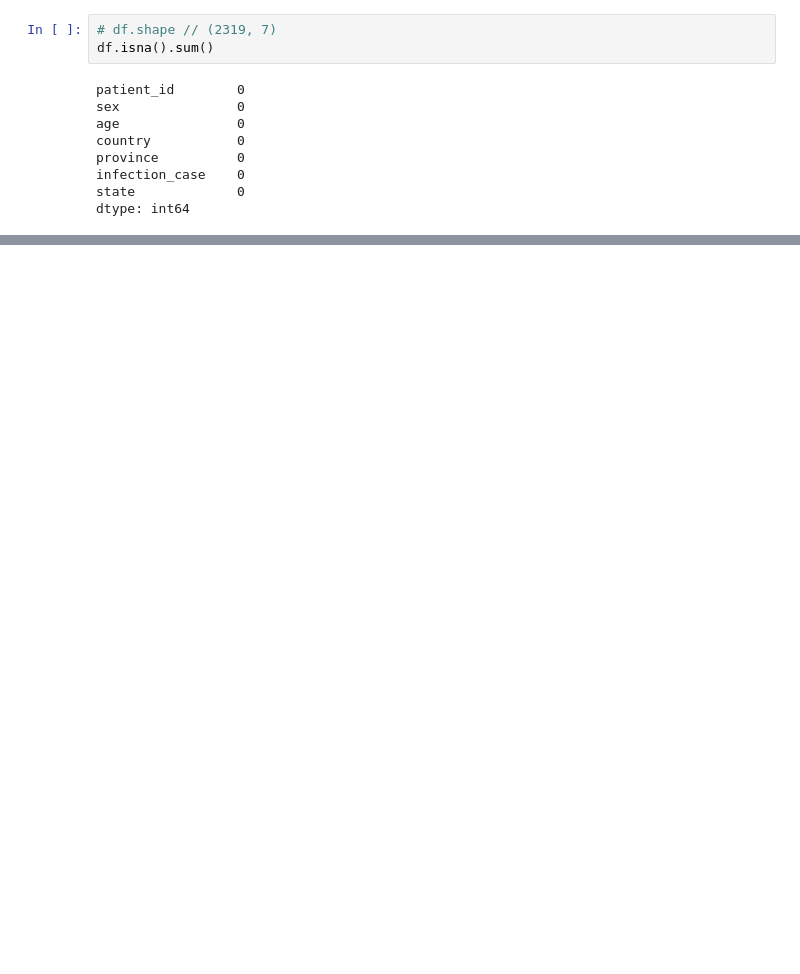
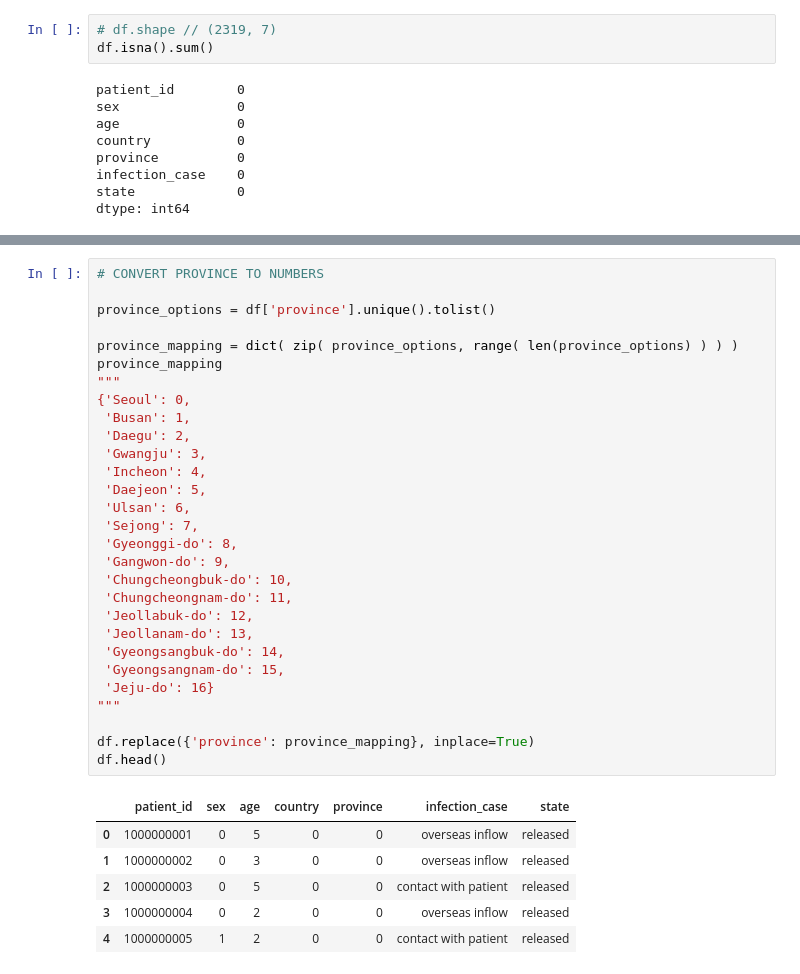
Before and after one commit to eunicode/ml-ds-covid, a Jupyter notebook: covid-19-fatality-prediction.ipynb, the cells around one changed output, grey strips where cells are left out. Drawn from its saved outputs; the diff is of its cells as text; blank space fills up the shorter version.

```diff
--- a/covid-19-fatality-prediction.ipynb
+++ b/covid-19-fatality-prediction.ipynb
@@ -239,0 +333,36 @@ df.to_csv("PatientInfo_Clean2.csv", index=False)
+# %%
+# CONVERT PROVINCE TO NUMBERS
+
+province_options = df['province'].unique().tolist()
+
+province_mapping = dict( zip( province_options, range( len(province_options) ) ) )
+province_mapping
+"""
+{'Seoul': 0,
+ 'Busan': 1,
+ 'Daegu': 2,
+ 'Gwangju': 3,
+ 'Incheon': 4,
+ 'Daejeon': 5,
+ 'Ulsan': 6,
+ 'Sejong': 7,
+ 'Gyeonggi-do': 8,
+ 'Gangwon-do': 9,
+ 'Chungcheongbuk-do': 10,
+ 'Chungcheongnam-do': 11,
+ 'Jeollabuk-do': 12,
+ 'Jeollanam-do': 13,
+ 'Gyeongsangbuk-do': 14,
+ 'Gyeongsangnam-do': 15,
+ 'Jeju-do': 16}
+"""
+
+df.replace({'province': province_mapping}, inplace=True)
+df.head()
+# %% [output]
+|  | patient_id | sex | age | country | province | infection_case | state |
+| 0 | 1000000001 | 0 | 5 | 0 | 0 | overseas inflow | released |
+| 1 | 1000000002 | 0 | 3 | 0 | 0 | overseas inflow | released |
+| 2 | 1000000003 | 0 | 5 | 0 | 0 | contact with patient | released |
+| 3 | 1000000004 | 0 | 2 | 0 | 0 | overseas inflow | released |
+| 4 | 1000000005 | 1 | 2 | 0 | 0 | contact with patient | released |
```
Also changed, not shown: parts of 12 cells of this notebook, 1 other file.
